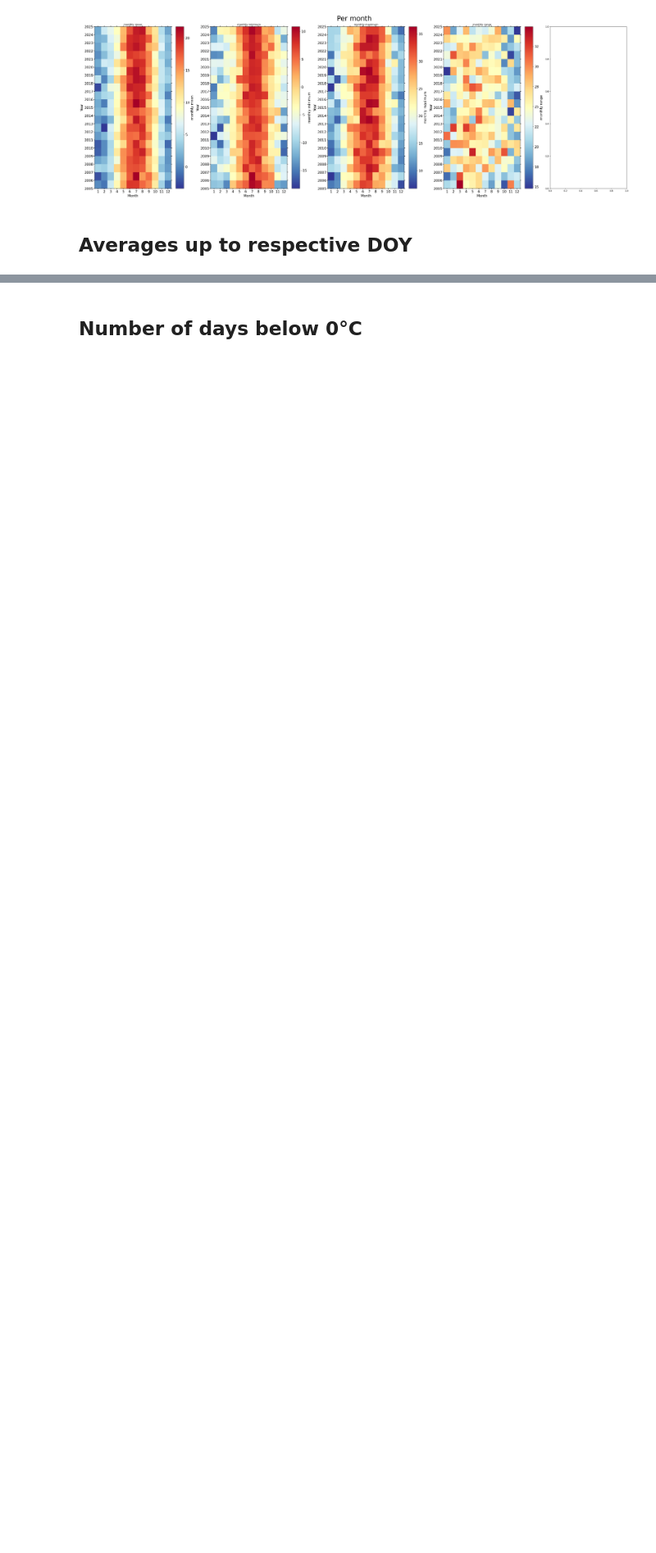
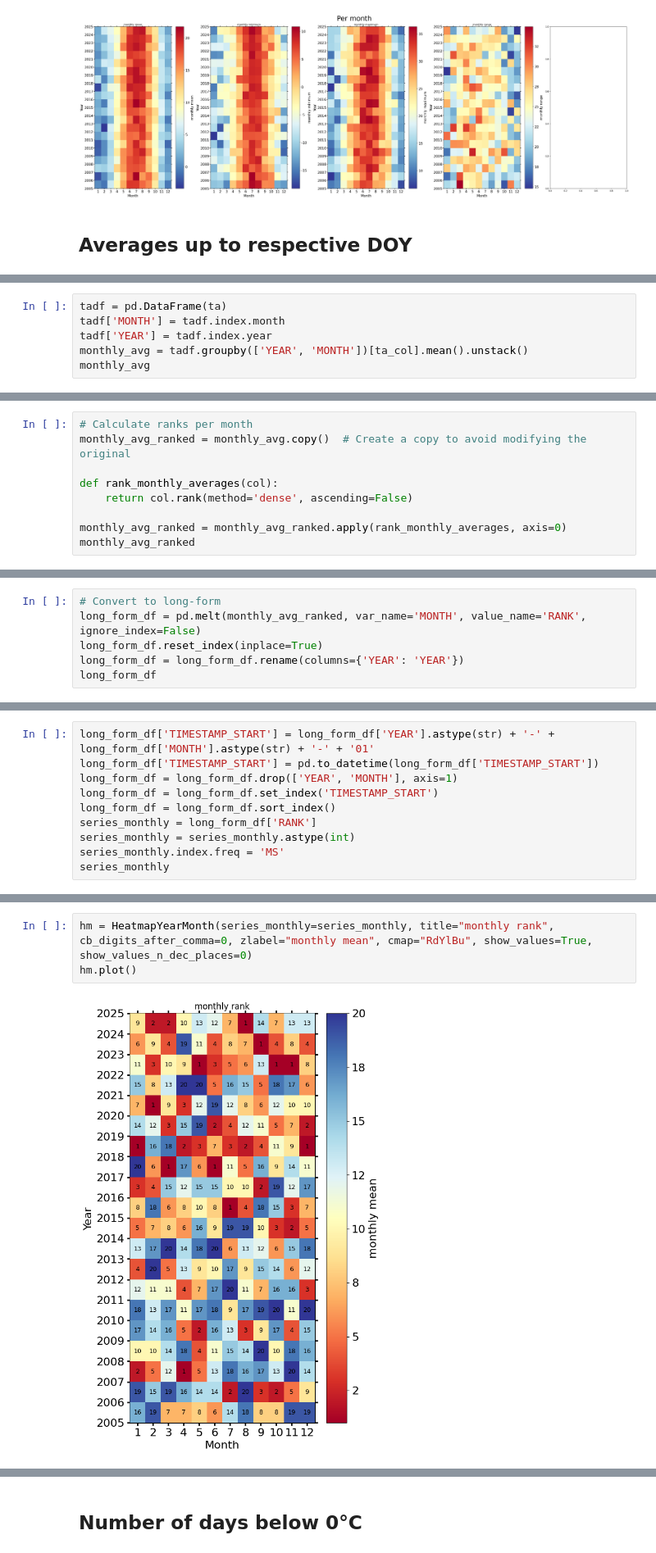
Before and after one commit to holukas/dataset_ch-cha_flux_product, a Jupyter notebook: _sources/notebooks/90_DATASET_OVERVIEW/METEO_TA.ipynb, the cells around one changed output, grey strips where cells are left out. Shown at 82% size. Cells and saved outputs as stored; diff of their text form; blank space fills up the shorter version.

```diff
--- a/_sources/notebooks/90_DATASET_OVERVIEW/METEO_TA.ipynb
+++ b/_sources/notebooks/90_DATASET_OVERVIEW/METEO_TA.ipynb
@@ -141,0 +153,6 @@ ax.legend();
+# %%
+tadf = pd.DataFrame(ta)
+tadf['MONTH'] = tadf.index.month
+tadf['YEAR'] = tadf.index.year
+monthly_avg = tadf.groupby(['YEAR', 'MONTH'])[ta_col].mean().unstack()
+monthly_avg
@@ -141,0 +180,9 @@ ax.legend();
+# %%
+# Calculate ranks per month
+monthly_avg_ranked = monthly_avg.copy()  # Create a copy to avoid modifying the original
+
+def rank_monthly_averages(col):
+    return col.rank(method='dense', ascending=False)
+
+monthly_avg_ranked = monthly_avg_ranked.apply(rank_monthly_averages, axis=0)
+monthly_avg_ranked
@@ -141,0 +208,6 @@ ax.legend();
+# %%
+# Convert to long-form
+long_form_df = pd.melt(monthly_avg_ranked, var_name='MONTH', value_name='RANK', ignore_index=False)
+long_form_df.reset_index(inplace=True)
+long_form_df = long_form_df.rename(columns={'YEAR': 'YEAR'})
+long_form_df
@@ -141,0 +228,10 @@ ax.legend();
+# %%
+long_form_df['TIMESTAMP_START'] = long_form_df['YEAR'].astype(str) + '-' + long_form_df['MONTH'].astype(str) + '-' + '01'
+long_form_df['TIMESTAMP_START'] = pd.to_datetime(long_form_df['TIMESTAMP_START'])
+long_form_df = long_form_df.drop(['YEAR', 'MONTH'], axis=1)
+long_form_df = long_form_df.set_index('TIMESTAMP_START')
+long_form_df = long_form_df.sort_index()
+series_monthly = long_form_df['RANK']
+series_monthly = series_monthly.astype(int)
+series_monthly.index.freq = 'MS'
+series_monthly
@@ -141,0 +254,5 @@ ax.legend();
+# %%
+hm = HeatmapYearMonth(series_monthly=series_monthly, title="monthly rank", cb_digits_after_comma=0, zlabel="monthly mean", cmap="RdYlBu", show_values=True, show_values_n_dec_places=0)
+hm.plot()
+# %% [output]
+[figure, added]
```
Also changed, not shown: parts of 32 cells of this notebook, 11 other files.
